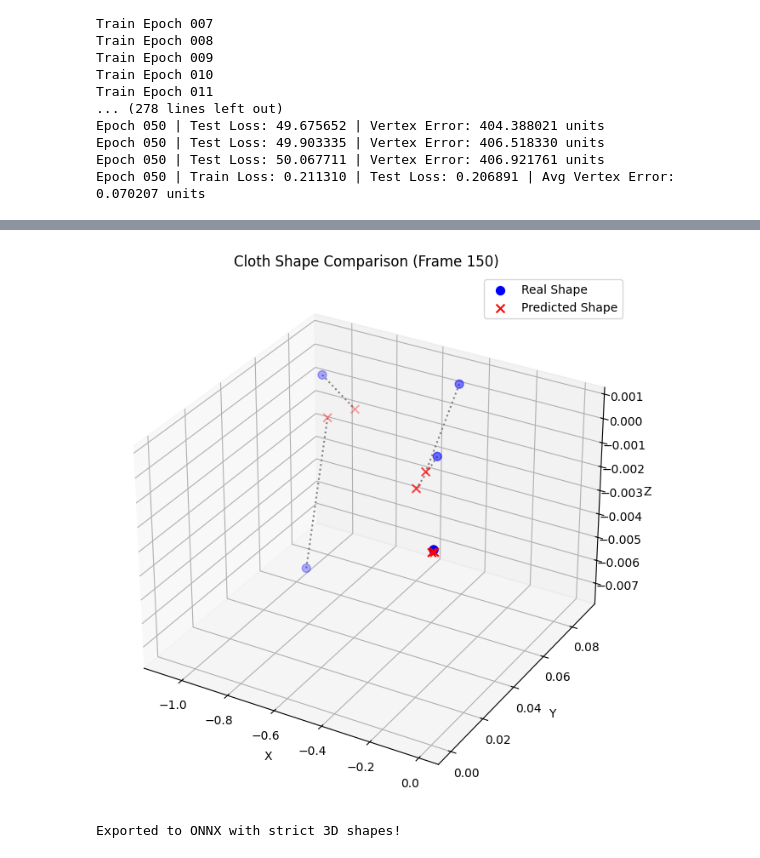
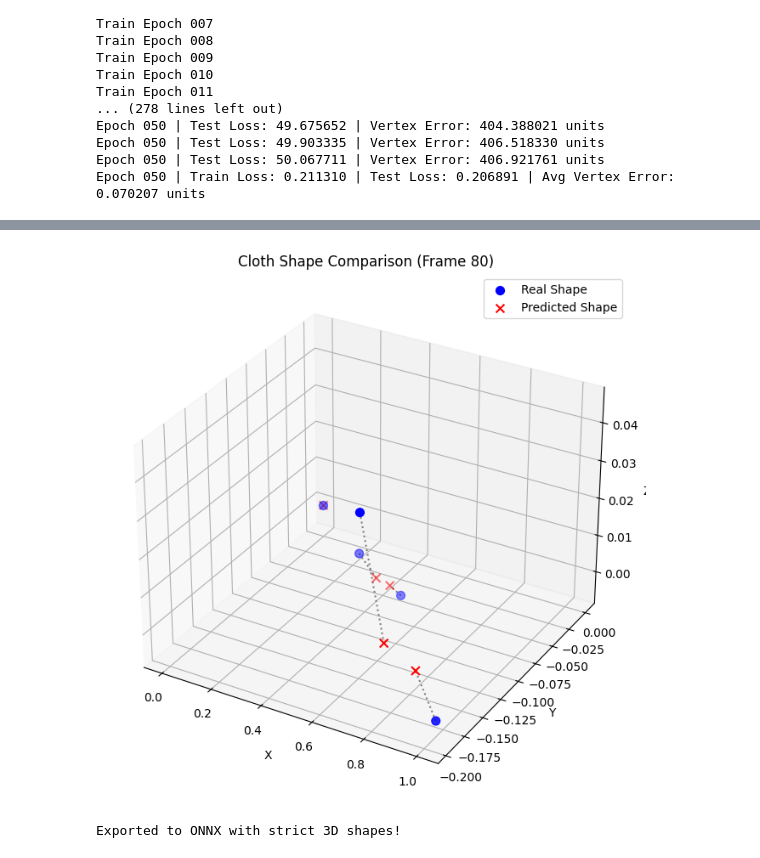
Before and after one commit to mikeletzu/TFG_FisicaOptim, a Jupyter notebook: Entrenamiento/verificacion.ipynb, the cells around one changed output, grey strips where cells are left out. Cells and saved outputs as stored; diff of their text form; code cells hidden in the pictures.

```diff
--- a/Entrenamiento/verificacion.ipynb
+++ b/Entrenamiento/verificacion.ipynb
@@ -422,37 +422,37 @@ plt.show()
 # %%
 # Choose a random frame from your test set to visualize
-frame_idx = 150# Change this to look at different moments
+frame_idx = 80# Change this to look at different moments
 num_vertices = targets_pos_np.shape[1]
 
 real_frame = targets_pos_np[frame_idx] # Shape: (Vertices, 3)
 pred_frame = preds_pos_np[frame_idx]   # Shape: (Vertices, 3)
 
 fig = plt.figure(figsize=(10, 8))
 ax = fig.add_subplot(111, projection='3d')
 
 # Extract X, Y, Z for Real positions
 rx, ry, rz = real_frame[:, 0], real_frame[:, 1], real_frame[:, 2]
 # Extract X, Y, Z for Predicted positions
 px, py, pz = pred_frame[:, 0], pred_frame[:, 1], pred_frame[:, 2]
 
 # Plot the real cloth vertices in Blue
 ax.scatter(rx, ry, rz, c='blue', label='Real Shape', s=50, marker='o')
 
 # Plot the predicted cloth vertices in Red
 ax.scatter(px, py, pz, c='red', label='Predicted Shape', s=50, marker='x')
 
 # Draw lines connecting the predicted vertex to the real vertex to show the error
 for i in range(num_vertices):
     ax.plot([rx[i], px[i]], [ry[i], py[i]], [rz[i], pz[i]], color='gray', linestyle='dotted')
 
 ax.set_title(f'Cloth Shape Comparison (Frame {frame_idx})')
 ax.set_xlabel('X')
 ax.set_ylabel('Y')
 ax.set_zlabel('Z')
 ax.legend()
 plt.show()
 # %% [output]
-[figure, old version]
+[figure, new version]
 # %%
 import torch
 import sys
```
Also changed, not shown: parts of 3 cells of this notebook.
